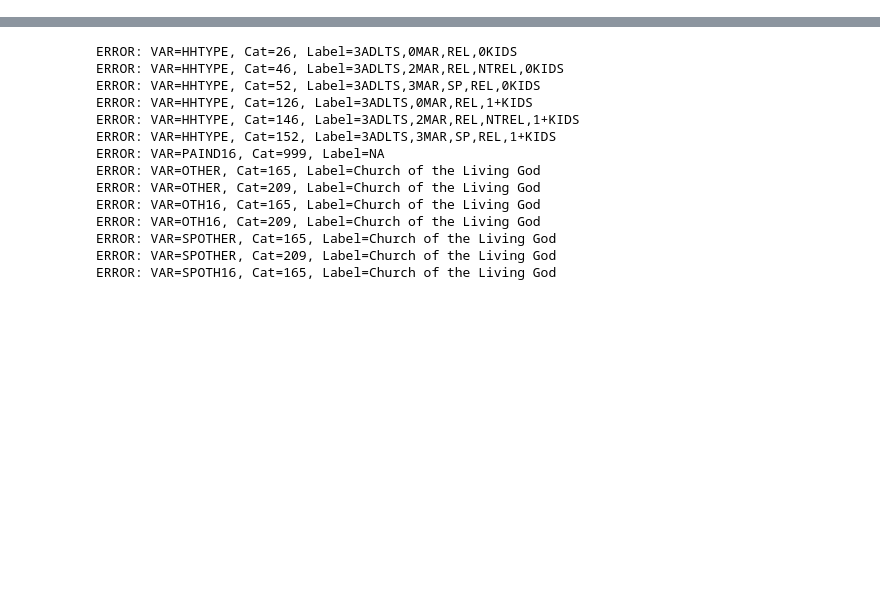
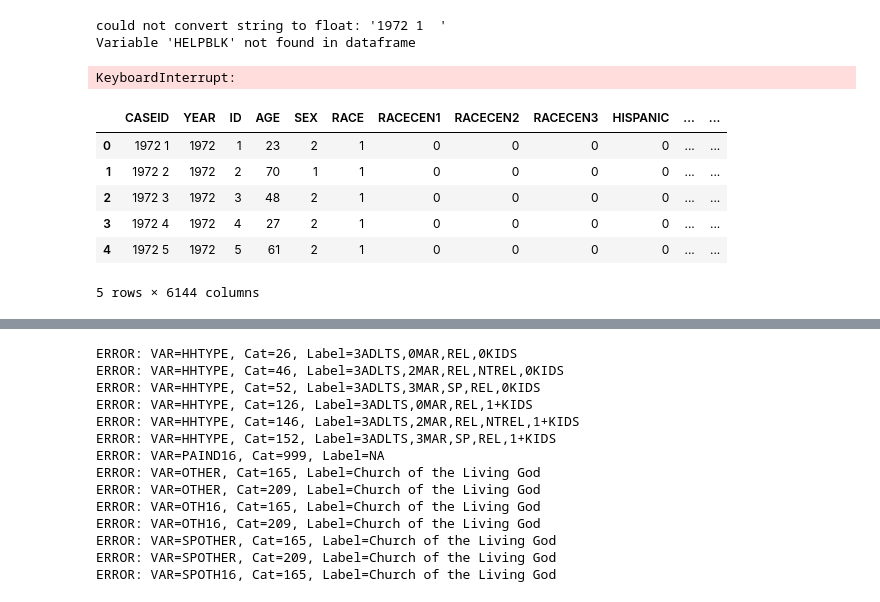
Before and after one commit to elliott-fogg/hackathon_datasets, a Jupyter notebook: gss/sda_gss_attemp.ipynb, the cells around one changed output, grey strips where cells are left out. Saved outputs shown, nothing was run; the diff lists cells and outputs as text; code cells hidden in the pictures; blank space fills up the shorter version.

```diff
--- a/gss/sda_gss_attemp.ipynb
+++ b/gss/sda_gss_attemp.ipynb
@@ -3,0 +77,44 @@ import xml.etree.ElementTree as ET
+# %%
+import json
+var_dict = {}
+for filename in os.listdir("data"):
+    if "ddi_" in filename:
+        root = ET.parse(os.path.join("data", filename))
+        data = root.find("dataDscr")
+        for var in data:
+            var_code = var.get("ID")
+            var_dict[var_code] = filename
+
+json.dump(var_dict, open("data/_var_lookup.json", "w"), indent=4)
+# %%
+for filename in os.listdir("data"):
+    if "ddi_" in filename:
+        t1 = dtimer()
+        filepath = os.path.join("data", filename)
+        var_dict = compile_variable_dict(filepath)
+#         print(var_dict)
+        for col in df.columns:
+            if col in var_dict:
+                try:
+                    df[col] = df[col].astype(float).replace(to_replace=var_dict[col]['categories'], inplace=True)
+                except Exception as e:
+                    print(e)
+                    print("Variable '{}' not found in dataframe".format(var))
+        t2 = dtimer()
+        print("Translated {}, time={}s".format(filename, round(t2-t1, 2)))
+print("Complete.")
+df.head()
+# %% [output]
+could not convert string to float: '1972 1  '
+Variable 'HELPBLK' not found in dataframe
+KeyboardInterrupt:
+# %%
+df.head()
+# %% [output]
+|  | CASEID | YEAR | ID | AGE | SEX | RACE | RACECEN1 | RACECEN2 | RACECEN3 | HISPANIC | ... | ... |
+| 0 | 1972 1 | 1972 | 1 | 23 | 2 | 1 | 0 | 0 | 0 | 0 | ... | ... |
+| 1 | 1972 2 | 1972 | 2 | 70 | 1 | 1 | 0 | 0 | 0 | 0 | ... | ... |
+| 2 | 1972 3 | 1972 | 3 | 48 | 2 | 1 | 0 | 0 | 0 | 0 | ... | ... |
+| 3 | 1972 4 | 1972 | 4 | 27 | 2 | 1 | 0 | 0 | 0 | 0 | ... | ... |
+| 4 | 1972 5 | 1972 | 5 | 61 | 2 | 1 | 0 | 0 | 0 | 0 | ... | ... |
+5 rows × 6144 columns
```
Also changed, not shown: parts of 9 cells of this notebook.
